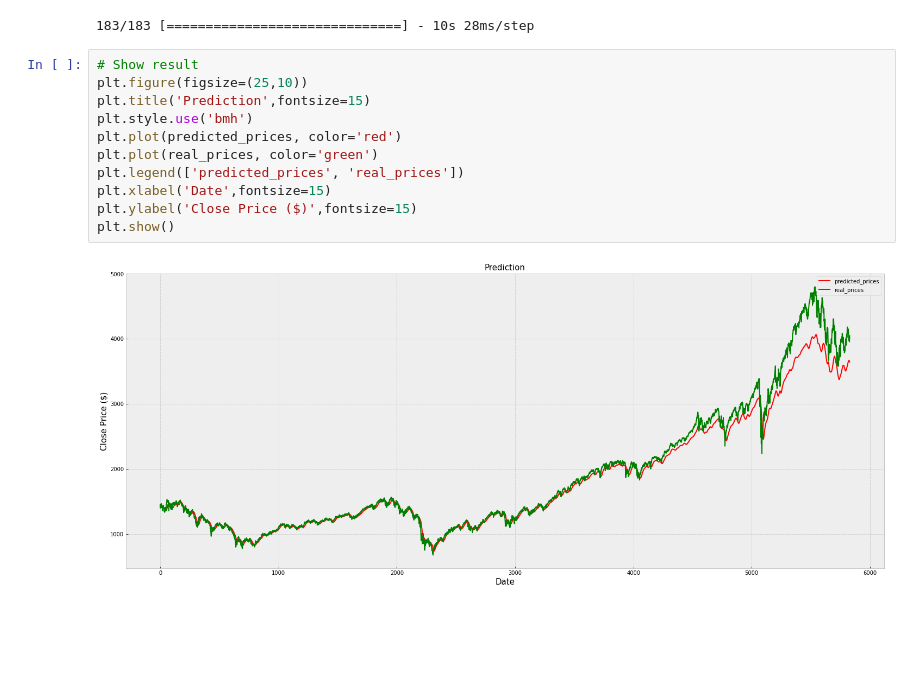
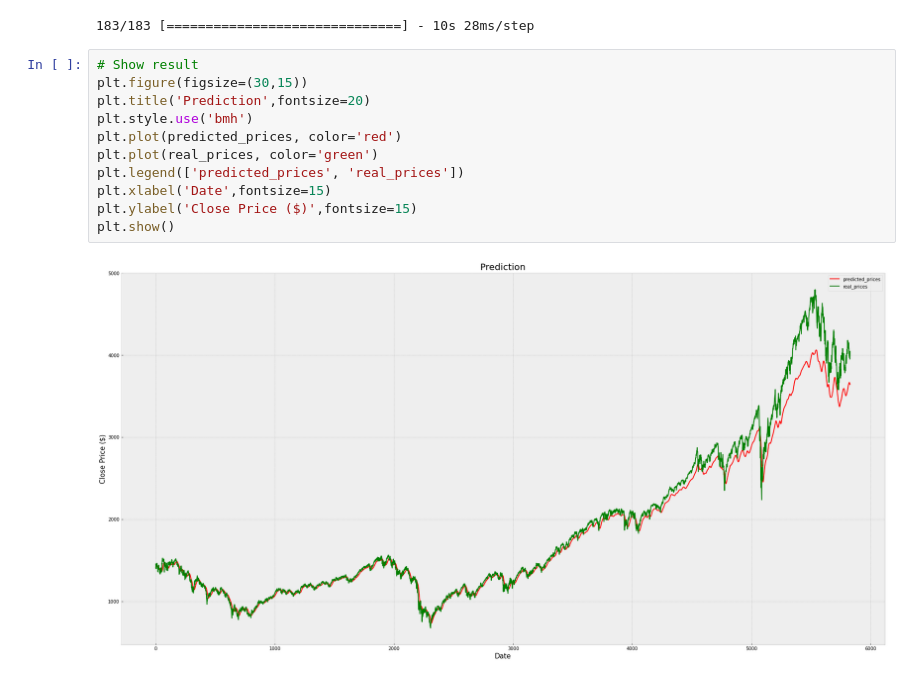
Before and after one commit to NervOUs11/Predict_S-P500, a Jupyter notebook: Code.ipynb, the cells around one changed output. Cells and saved outputs as stored; diff of their text form; blank space fills up the shorter version.

```diff
--- a/Code.ipynb
+++ b/Code.ipynb
@@ -193,14 +193,14 @@ predicted_prices = scaler.inverse_transform(predicted_prices)
 183/183 [==============================] - 10s 28ms/step
 # %%
 # Show result
-plt.figure(figsize=(25,10))
-plt.title('Prediction',fontsize=15)
+plt.figure(figsize=(30,15))
+plt.title('Prediction',fontsize=20)
 plt.style.use('bmh')
 plt.plot(predicted_prices, color='red')
 plt.plot(real_prices, color='green')
 plt.legend(['predicted_prices', 'real_prices'])
 plt.xlabel('Date',fontsize=15)
 plt.ylabel('Close Price ($)',fontsize=15)
 plt.show()
 # %% [output]
-[figure, old version]
+[figure, new version]
```
Also changed, not shown: parts of 4 cells of this notebook.
